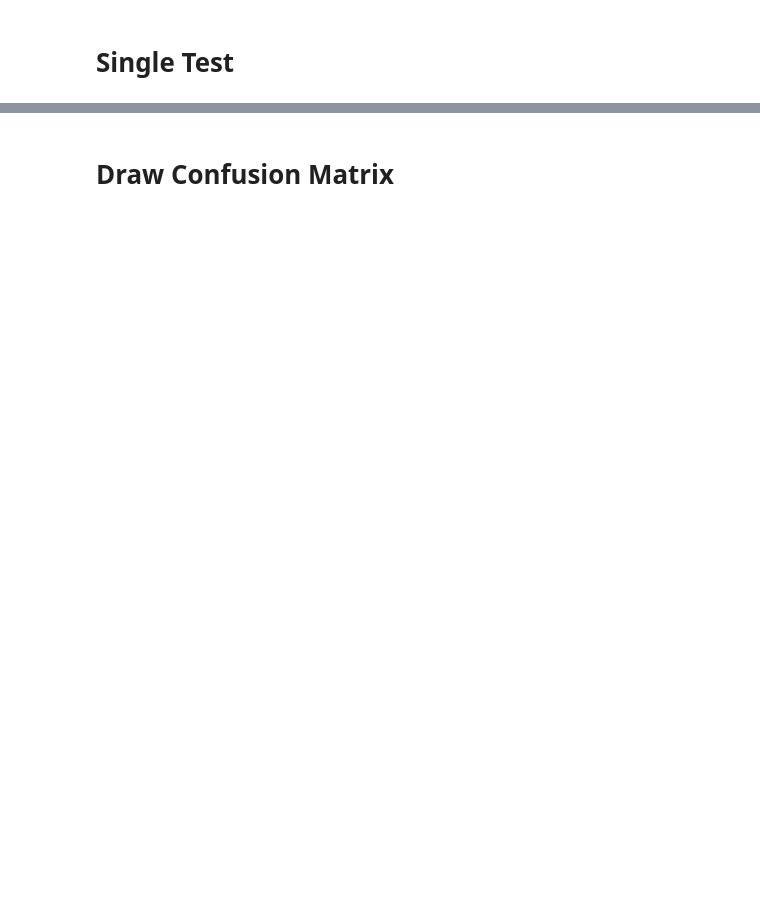
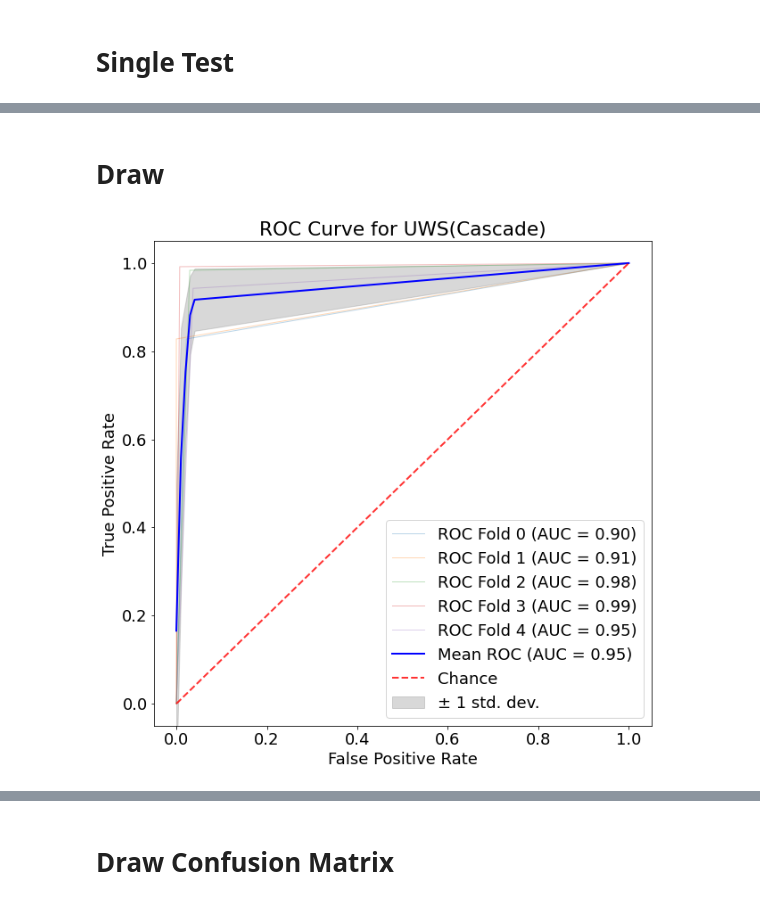
Before and after one commit to Pokemongle/eeg-deepl, a Jupyter notebook: test.ipynb, the cells around one changed output, grey strips where cells are left out. Cells and saved outputs as stored; diff of their text form; code cells hidden in the pictures; blank space fills up the shorter version.

```diff
--- a/test.ipynb
+++ b/test.ipynb
@@ -423,0 +473,58 @@ uws准确率: 0.9090908765792847
+# %% [markdown]
+# Draw
+# %%
+import numpy as np
+import matplotlib.pyplot as plt
+from sklearn.metrics import roc_curve, auc
+
+# 设置全局字体大小
+plt.rcParams.update({'font.size': 18})  # 设置字体大小为 14
+# 假设有五个模型的预测概率和真实标签
+predict_labels_list = [predict_labels0, predict_labels1, predict_labels2, predict_labels3, predict_labels4]
+true_labels_list = [true_labels0, true_labels1, true_labels2, true_labels3, true_labels4]
+for pred in range(len(predict_labels_list)):
+    predict_labels_list[pred] = predict_labels_list[pred].cpu().numpy()
+for true_label in range(len(true_labels_list)):
+     true_labels_list[true_label]= true_labels_list[true_label].cpu().numpy()
+# 初始化绘图
+plt.figure(figsize=(10, 10))
+
+# 存储每个fold的假正率（fpr）和真正率（tpr）
+mean_fpr = np.linspace(0, 1, 100)
+tprs = []
+
+# 遍历每个fold的预测结果和真实标签
+for i, (predict_labels, true_labels) in enumerate(zip(predict_labels_list, true_labels_list)):
+    # 计算 ROC 曲线
+    fpr, tpr, _ = roc_curve(true_labels, predict_labels)
+    tprs.append(np.interp(mean_fpr, fpr, tpr))
+    roc_auc = auc(fpr, tpr)
+
+    # 绘制当前fold的ROC曲线
+    plt.plot(fpr, tpr, lw=1, alpha=0.3, label=f'ROC Fold {i} (AUC = {roc_auc:.2f})')
+
+# 计算所有fold的均值和标准差
+mean_tpr = np.mean(tprs, axis=0)
+std_tpr = np.std(tprs, axis=0)
+
+# 绘制所有fold的平均ROC曲线
+mean_auc = auc(mean_fpr, mean_tpr)
+plt.plot(mean_fpr, mean_tpr, color='b', label=f'Mean ROC (AUC = {mean_auc:.2f})', lw=2)
+
+# 绘制ROC曲线的标准差区域
+plt.fill_between(mean_fpr, mean_tpr - std_tpr, mean_tpr + std_tpr, color='grey', alpha=0.3, label='± 1 std. dev.')
+
+# 绘制对角线
+plt.plot([0, 1], [0, 1], linestyle='--', lw=2, color='r', label='Chance', alpha=0.8)
+
+# 设置图形属性
+plt.xlim([-0.05, 1.05])
+plt.ylim([-0.05, 1.05])
+plt.xlabel('False Positive Rate')
+plt.ylabel('True Positive Rate')
+plt.title('ROC Curve for UWS(Cascade)')
+plt.legend(loc='lower right')
+
+plt.show()
+# %% [output]
+[figure, added]
```
Also changed, not shown: parts of 6 cells of this notebook, 10 other files.
